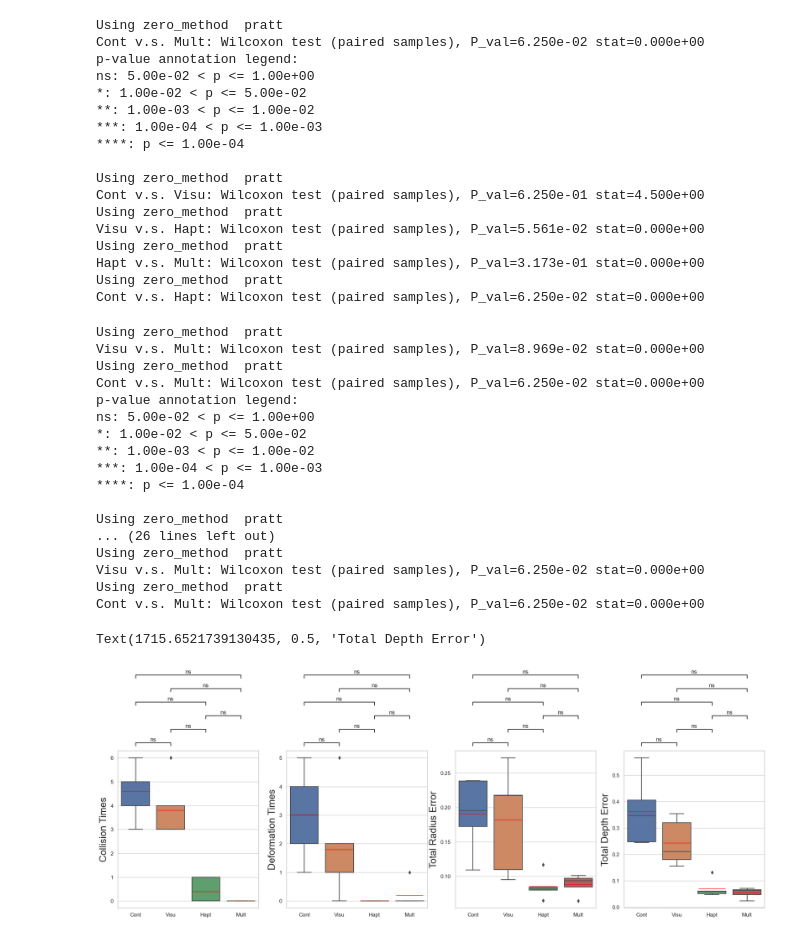
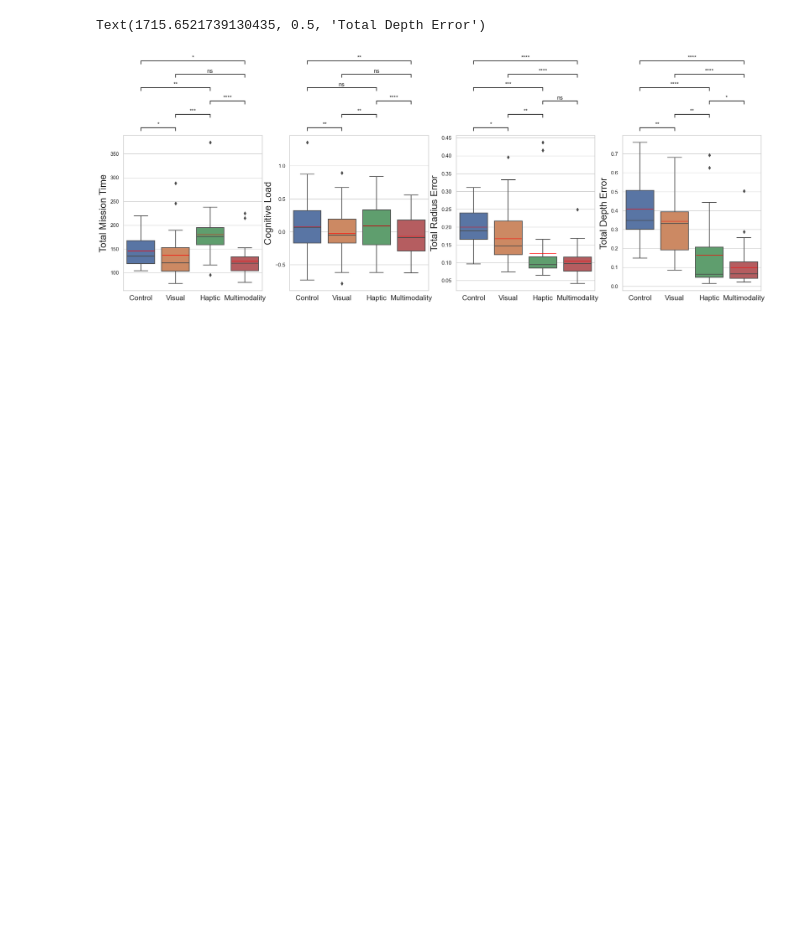
Before and after one commit to Tianyu-Zhou/Haptic-Feedback, a Jupyter notebook: haptic_feedback.ipynb, the cells around one changed output. Drawn from its saved outputs; the diff is of its cells as text; code cells hidden in the pictures; blank space fills up the shorter version.

```diff
--- a/haptic_feedback.ipynb
+++ b/haptic_feedback.ipynb
@@ -108,42 +103,44 @@ for home, dirs, files in os.walk(path):
                 Cas_1_D_accuracy = np.abs(Cas_1_end[2] - Cas_1_target[2])
                 Cas_2_D_accuracy = np.abs(Cas_2_end[2] - Cas_2_target[2])
 
-                if Alu_1_R_accuracy>0.5:
+
+                threshold = 0.3
+                if Alu_1_R_accuracy>threshold:
                         Alu_1_R_accuracy = data_analysis["Alu_1_R_accuracy"].max()
-                if Alu_2_R_accuracy>0.5:
+                if Alu_2_R_accuracy>threshold:
                         Alu_2_R_accuracy = data_analysis["Alu_2_R_accuracy"].max()
-                if PVC_1_R_accuracy>0.5:
+                if PVC_1_R_accuracy>threshold:
                         PVC_1_R_accuracy = data_analysis["PVC_1_R_accuracy"].max()
-                if PVC_2_R_accuracy>0.5:
+                if PVC_2_R_accuracy>threshold:
                         PVC_2_R_accuracy = data_analysis["PVC_2_R_accuracy"].max()
-                if Cas_1_R_accuracy>0.5:
+                if Cas_1_R_accuracy>threshold:
                         Cas_1_R_accuracy = data_analysis["Cas_1_R_accuracy"].max()
-                if Cas_2_R_accuracy>0.5:
+                if Cas_2_R_accuracy>threshold:
                         Cas_2_R_accuracy = data_analysis["Cas_2_R_accuracy"].max()
 
-                if Alu_1_D_accuracy>0.5:
+                if Alu_1_D_accuracy>threshold:
                         Alu_1_D_accuracy = data_analysis["Alu_1_D_accuracy"].max()
-                if Alu_2_D_accuracy>0.5:
+                if Alu_2_D_accuracy>threshold:
                         Alu_2_D_accuracy = data_analysis["Alu_2_D_accuracy"].max()
-                if PVC_1_D_accuracy>0.5:
+                if PVC_1_D_accuracy>threshold:
                         PVC_1_D_accuracy = data_analysis["PVC_1_D_accuracy"].max()
-                if PVC_2_D_accuracy>0.5:
+                if PVC_2_D_accuracy>threshold:
                         PVC_2_D_accuracy = data_analysis["PVC_2_D_accuracy"].max()
-                if Cas_1_D_accuracy>0.5:
+                if Cas_1_D_accuracy>threshold:
                         Cas_1_D_accuracy = data_analysis["Cas_1_D_accuracy"].max()
-                if Cas_2_D_accuracy>0.5:
+                if Cas_2_D_accuracy>threshold:
                         Cas_2_D_accuracy = data_analysis["Cas_2_D_accuracy"].max()
 
                 total_R_accuracy = Alu_1_R_accuracy + Alu_2_R_accuracy + PVC_1_R_accuracy + PVC_2_R_accuracy + Cas_1_R_accuracy + Cas_2_R_accuracy
                 total_D_accuracy = Alu_1_D_accuracy + Alu_2_D_accuracy + PVC_1_D_accuracy + PVC_2_D_accuracy + Cas_1_D_accuracy + Cas_2_D_accuracy
 
 
-                data_analysis = data_analysis.append(pd.DataFrame([[condition,participant_id,time_all,collision_times,deformation_times,total_R_accuracy,total_D_accuracy,
+                data_analysis = data_analysis.append(pd.DataFrame([[condition,participant_id,time_all,cogload,collision_times,deformation_times,total_R_accuracy,total_D_accuracy,
                                                                 Alu_1_time,Alu_2_time,Cas_1_time,Cas_2_time,PVC_1_time,PVC_2_time,
                                                                 Alu_1_R_accuracy,Alu_2_R_accuracy,PVC_1_R_accuracy,PVC_2_R_accuracy,Cas_1_R_accuracy,Cas_2_R_accuracy,
                                                                 Alu_1_D_accuracy,Alu_2_D_accuracy,PVC_1_D_accuracy,PVC_2_D_accuracy,Cas_1_D_accuracy,Cas_2_D_accuracy,
                                                                 ]],
-                                                columns=["condition","participant_id","time_all","collision_times","deformation_times","total_R_accuracy","total_D_accuracy",
+                                                columns=["condition","participant_id","time_all","cogload","collision_times","deformation_times","total_R_accuracy","total_D_accuracy",
                                                         "Alu_1_time","Alu_2_time","Cas_1_time","Cas_2_time","PVC_1_time","PVC_2_time",
                                                         "Alu_1_R_accuracy","Alu_2_R_accuracy","PVC_1_R_accuracy","PVC_2_R_accuracy","Cas_1_R_accuracy","Cas_2_R_accuracy",
                                                         "Alu_1_D_accuracy","Alu_2_D_accuracy","PVC_1_D_accuracy","PVC_2_D_accuracy","Cas_1_D_accuracy","Cas_2_D_accuracy",
@@ -195,7 +187,8 @@ data_analysis
 sns.set(style = 'whitegrid')
 x = 'condition'
 y_list = ["collision_times","deformation_times","total_R_accuracy","total_D_accuracy"]; y_name = ['Collision Times','Deformation Times','Total Radius Error','Total Depth Error']
-order = ["Cont","Visu","Hapt","Mult"]
+y_list = ["time_all","cogload","total_R_accuracy","total_D_accuracy"]; y_name = ['Total Mission Time','Cognitive Load','Total Radius Error','Total Depth Error']
+order = ["Cont","Visu","Hapt","Mult"]; xticks = ["Control","Visual","Haptic","Multimodality"]
 method = 'Wilcoxon'
 # method = 'Kruskal'
 data = data_analysis
@@ -221,6 +214,7 @@ test_results = add_stat_annotation(ax=axes[0], data=data, x=x, y=y, order=order,
                                  text_format='star', loc='outside', verbose=1,
                                  # stats_params={'alternative': 'less'}
                                  )
+axes[0].set_xticklabels(xticks, fontsize=15)
 axes[0].set_xlabel('', fontsize = 20)
 axes[0].set_ylabel(y_name[0], fontsize = 20)
 
@@ -234,6 +228,7 @@ test_results = add_stat_annotation(ax=axes[1], data=data, x=x, y=y,order=order,
                                  text_format='star', loc='outside', verbose=1,
                                  # stats_params={'alternative': 'less'}
                                  )
+axes[1].set_xticklabels(xticks, fontsize=15)
 axes[1].set_xlabel('', fontsize = 20)
 axes[1].set_ylabel(y_name[1], fontsize = 20)
 
@@ -246,6 +241,7 @@ test_results = add_stat_annotation(ax=axes[2], data=data, x=x, y=y,order=order,
                                  text_format='star', loc='outside', verbose=1,
                                  # stats_params={'alternative': 'less'}
                                  )
+axes[2].set_xticklabels(xticks, fontsize=15)
 axes[2].set_xlabel('', fontsize = 20)
 axes[2].set_ylabel(y_name[2], fontsize = 20)
 
@@ -259,6 +255,7 @@ test_results = add_stat_annotation(ax=axes[3], data=data, x=x, y=y,order=order,
                                  text_format='star', loc='outside', verbose=1,
                                  # stats_params={'alternative': 'greater'}
                                  )
+axes[3].set_xticklabels(xticks, fontsize=15)
 axes[3].set_xlabel('', fontsize = 20)
 axes[3].set_ylabel(y_name[3], fontsize = 20)
 # %% [output]
@@ -282,36 +279,2 @@ Visu v.s. Mult: Wilcoxon test (paired samples), P_val=6.250e-02 stat=0.000e+00
-Using zero_method  pratt
-Cont v.s. Mult: Wilcoxon test (paired samples), P_val=6.250e-02 stat=0.000e+00
-p-value annotation legend:
-ns: 5.00e-02 < p <= 1.00e+00
-*: 1.00e-02 < p <= 5.00e-02
-**: 1.00e-03 < p <= 1.00e-02
-***: 1.00e-04 < p <= 1.00e-03
-****: p <= 1.00e-04
-
-Using zero_method  pratt
-Cont v.s. Visu: Wilcoxon test (paired samples), P_val=6.250e-01 stat=4.500e+00
-Using zero_method  pratt
-Visu v.s. Hapt: Wilcoxon test (paired samples), P_val=5.561e-02 stat=0.000e+00
-Using zero_method  pratt
-Hapt v.s. Mult: Wilcoxon test (paired samples), P_val=3.173e-01 stat=0.000e+00
-Using zero_method  pratt
-Cont v.s. Hapt: Wilcoxon test (paired samples), P_val=6.250e-02 stat=0.000e+00
+Text(1715.6521739130435, 0.5, 'Total Depth Error')
-Using zero_method  pratt
-Visu v.s. Mult: Wilcoxon test (paired samples), P_val=8.969e-02 stat=0.000e+00
-Using zero_method  pratt
-Cont v.s. Mult: Wilcoxon test (paired samples), P_val=6.250e-02 stat=0.000e+00
-p-value annotation legend:
-ns: 5.00e-02 < p <= 1.00e+00
-*: 1.00e-02 < p <= 5.00e-02
-**: 1.00e-03 < p <= 1.00e-02
-***: 1.00e-04 < p <= 1.00e-03
-****: p <= 1.00e-04
-
-Using zero_method  pratt
-... (26 lines left out)
-Using zero_method  pratt
-Visu v.s. Mult: Wilcoxon test (paired samples), P_val=6.250e-02 stat=0.000e+00
-Using zero_method  pratt
-Cont v.s. Mult: Wilcoxon test (paired samples), P_val=6.250e-02 stat=0.000e+00
-Text(1715.6521739130435, 0.5, 'Total Depth Error')
-[figure, old version]
+[figure, new version]
```
Also changed, not shown: parts of 4 cells of this notebook.
